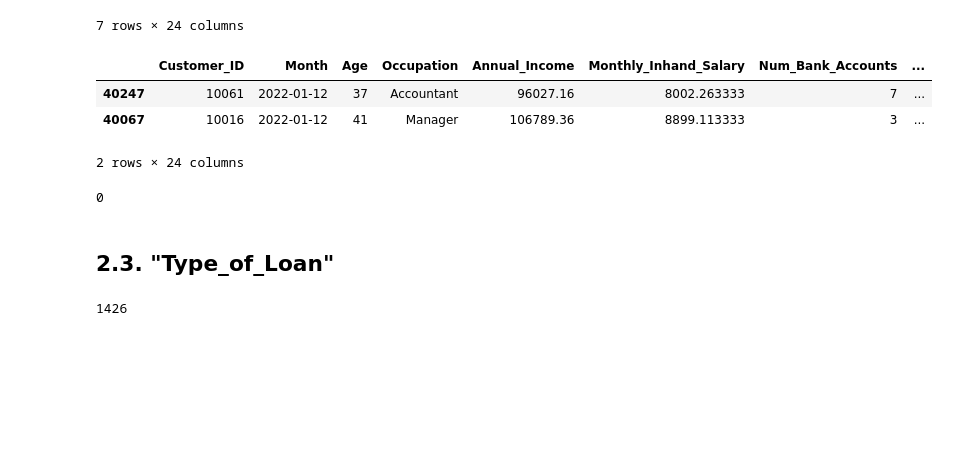
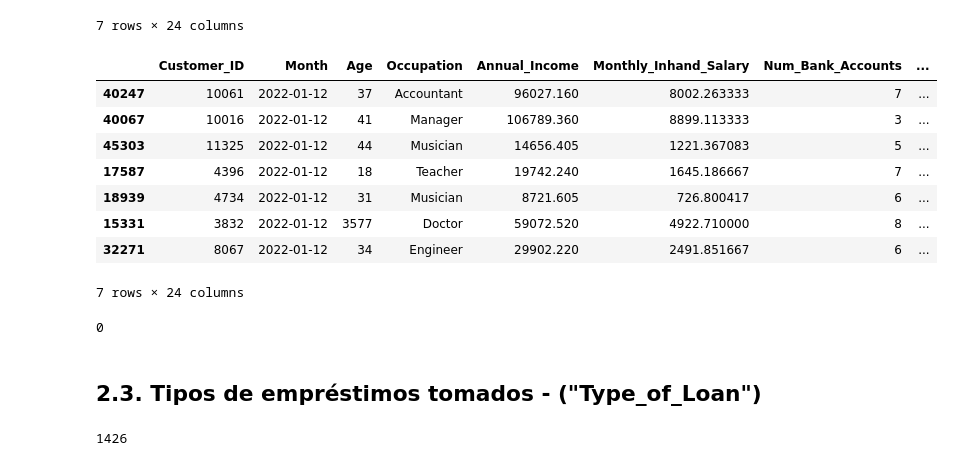
Before and after one commit to julianacamara98/intro_python_2023_ProjetoFinal, a Jupyter notebook: EDA.ipynb, the cells around one changed output. Cells and saved outputs as stored; diff of their text form; code cells hidden in the pictures; blank space fills up the shorter version.

```diff
--- a/EDA.ipynb
+++ b/EDA.ipynb
@@ -218,18 +220,25 @@ dados.loc[dados['Monthly_Inhand_Salary'].isnull()]
 # %%
 dados['Monthly_Inhand_Salary'].fillna(value= dados['Annual_Income']/12, inplace=True)
 # %%
-dados.loc[(dados['Customer_ID'] == 10061) | (dados['Customer_ID'] == 10016)]
+dados.loc[(dados['Customer_ID'] == 10061) | (dados['Customer_ID'] == 10016)| (dados['Customer_ID'] ==  8067)|
+                                            (dados['Customer_ID'] == 11325)| (dados['Customer_ID'] ==  4396)|
+                                            (dados['Customer_ID'] ==  4734)| (dados['Customer_ID'] ==  3832)]
 # %% [output]
 |  | Customer_ID | Month | Age | Occupation | Annual_Income | Monthly_Inhand_Salary | Num_Bank_Accounts | ... |
-| 40247 | 10061 | 2022-01-12 | 37 | Accountant | 96027.16 | 8002.263333 | 7 | ... |
-| 40067 | 10016 | 2022-01-12 | 41 | Manager | 106789.36 | 8899.113333 | 3 | ... |
+| 40247 | 10061 | 2022-01-12 | 37 | Accountant | 96027.160 | 8002.263333 | 7 | ... |
+| 40067 | 10016 | 2022-01-12 | 41 | Manager | 106789.360 | 8899.113333 | 3 | ... |
+| 45303 | 11325 | 2022-01-12 | 44 | Musician | 14656.405 | 1221.367083 | 5 | ... |
+| 17587 | 4396 | 2022-01-12 | 18 | Teacher | 19742.240 | 1645.186667 | 7 | ... |
+| 18939 | 4734 | 2022-01-12 | 31 | Musician | 8721.605 | 726.800417 | 6 | ... |
+| 15331 | 3832 | 2022-01-12 | 3577 | Doctor | 59072.520 | 4922.710000 | 8 | ... |
+| 32271 | 8067 | 2022-01-12 | 34 | Engineer | 29902.220 | 2491.851667 | 6 | ... |
-2 rows × 24 columns
+7 rows × 24 columns
 # %%
 dados['Monthly_Inhand_Salary'].isnull().sum()
 # %% [output]
 0
 # %% [markdown]
-## 2.3. "Type_of_Loan"
+## 2.3. Tipos de empréstimos tomados - ("Type_of_Loan")
 # %%
 dados['Type_of_Loan'].isnull().sum()
 # %% [output]
```
Also changed, not shown: parts of 17 cells of this notebook.
